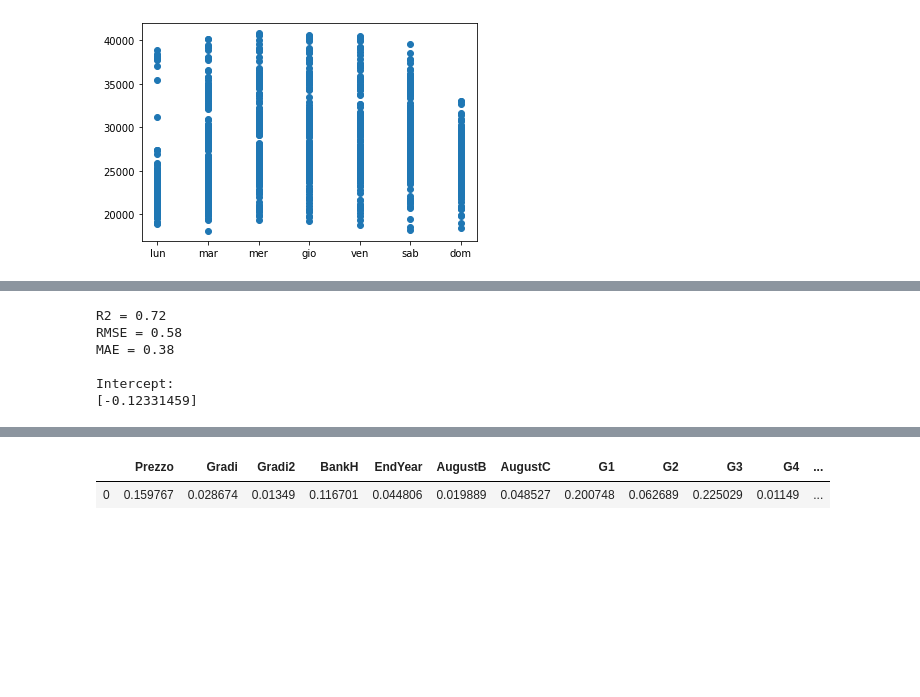
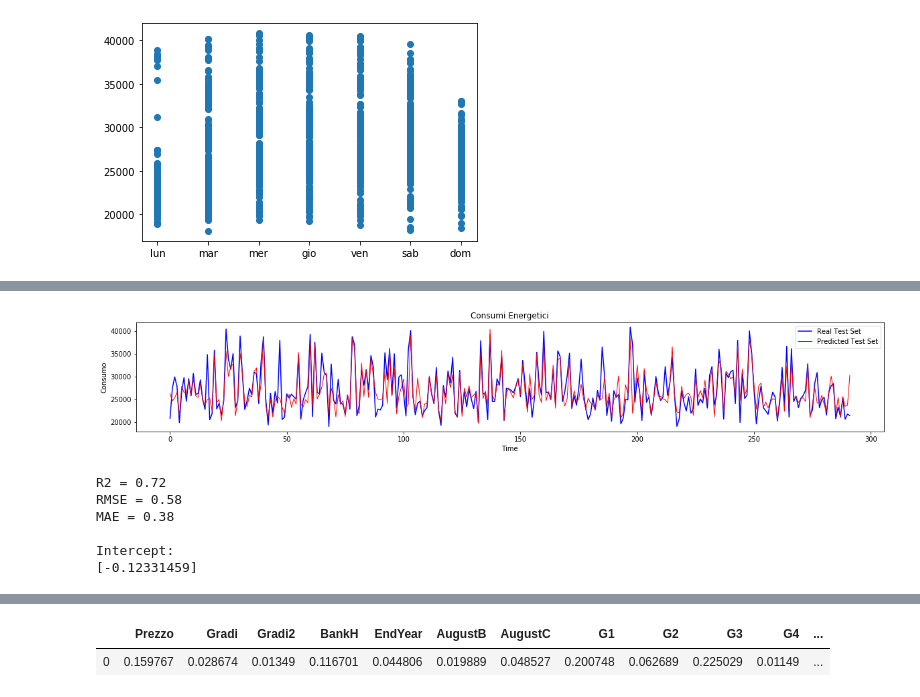
Before and after one commit to alessandropontini/Progetto_DSLAB, a Jupyter notebook: ste_reg_8_12_20/ita_8.ipynb, the cells around one changed output, grey strips where cells are left out. Drawn from its saved outputs; the diff is of its cells as text; code cells hidden in the pictures; blank space fills up the shorter version.

```diff
--- a/ste_reg_8_12_20/ita_8.ipynb
+++ b/ste_reg_8_12_20/ita_8.ipynb
@@ -201,11 +232,13 @@ Intercept:
 # %%
 #Kernel Gaussiano
 reg = SVR(kernel='rbf')
 reg.fit(X_train,y_train.ravel())
 R2,RMSE,MAE = metrics(X_test,y_test,reg)
 
+plot_result(X_train,X_test,y_train,y_test,reg,scaler_y,True)
 print_result(R2,RMSE,MAE,reg)
 # %% [output]
+[figure, added]
 R2 = 0.72
 RMSE = 0.58
 MAE = 0.38
```
Also changed, not shown: parts of 8 cells of this notebook, 2 other files.
